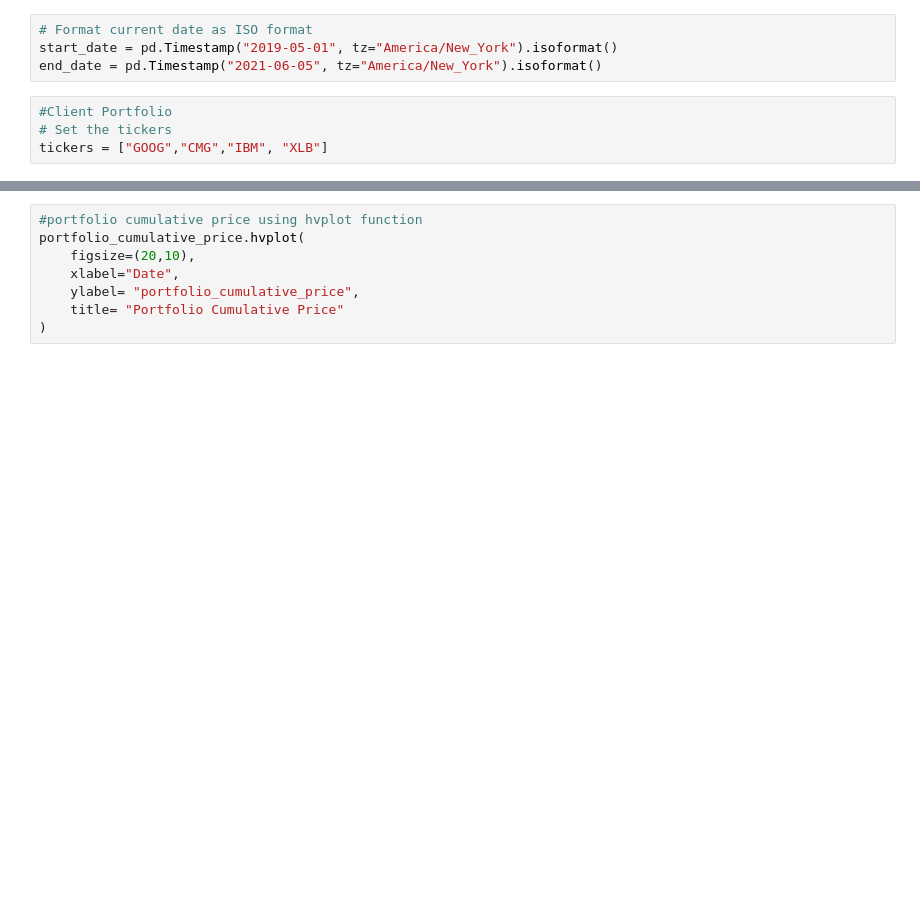
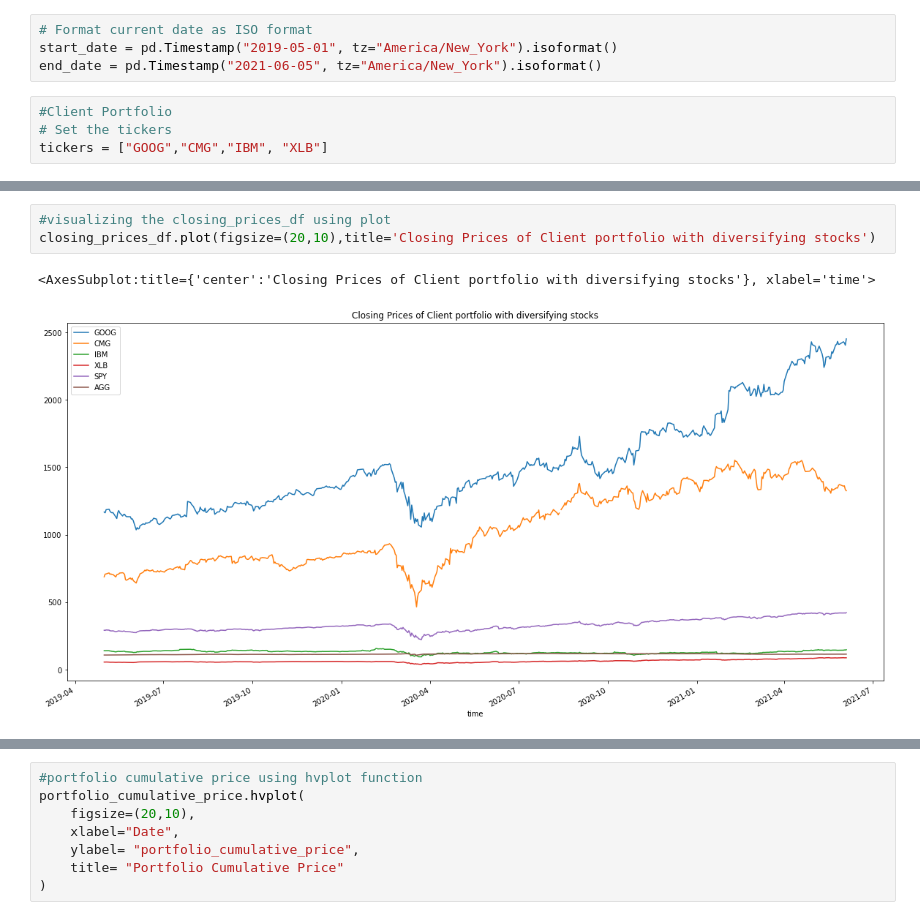
Before and after one commit to woodedlawn/awesome_retirement_portfolio_projector_tool, a Jupyter notebook: abiy/visualization.ipynb, the cells around one changed output, grey strips where cells are left out. Saved outputs shown, nothing was run; the diff lists cells and outputs as text; blank space fills up the shorter version.

```diff
--- a/abiy/visualization.ipynb
+++ b/abiy/visualization.ipynb
@@ -136,0 +142,6 @@ portfolio_daily_price.head()
+# %%
+#visualizing the closing_prices_df using plot
+closing_prices_df.plot(figsize=(20,10),title='Closing Prices of Client portfolio with diversifying stocks')
+# %% [output]
+<AxesSubplot:title={'center':'Closing Prices of Client portfolio with diversifying stocks'}, xlabel='time'>
+[figure, added]
```
Also changed, not shown: parts of 47 cells of this notebook, 4 other files.
